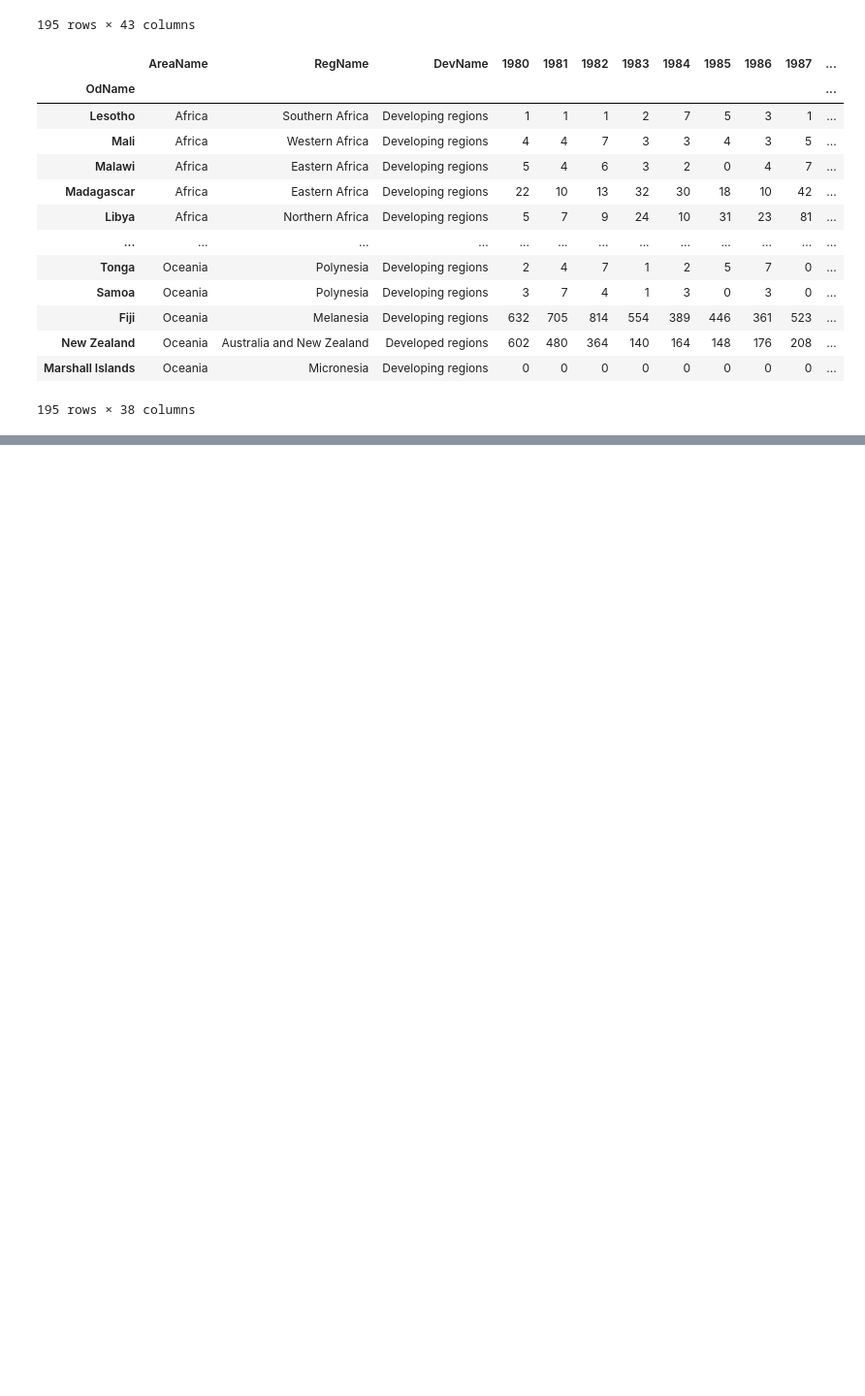
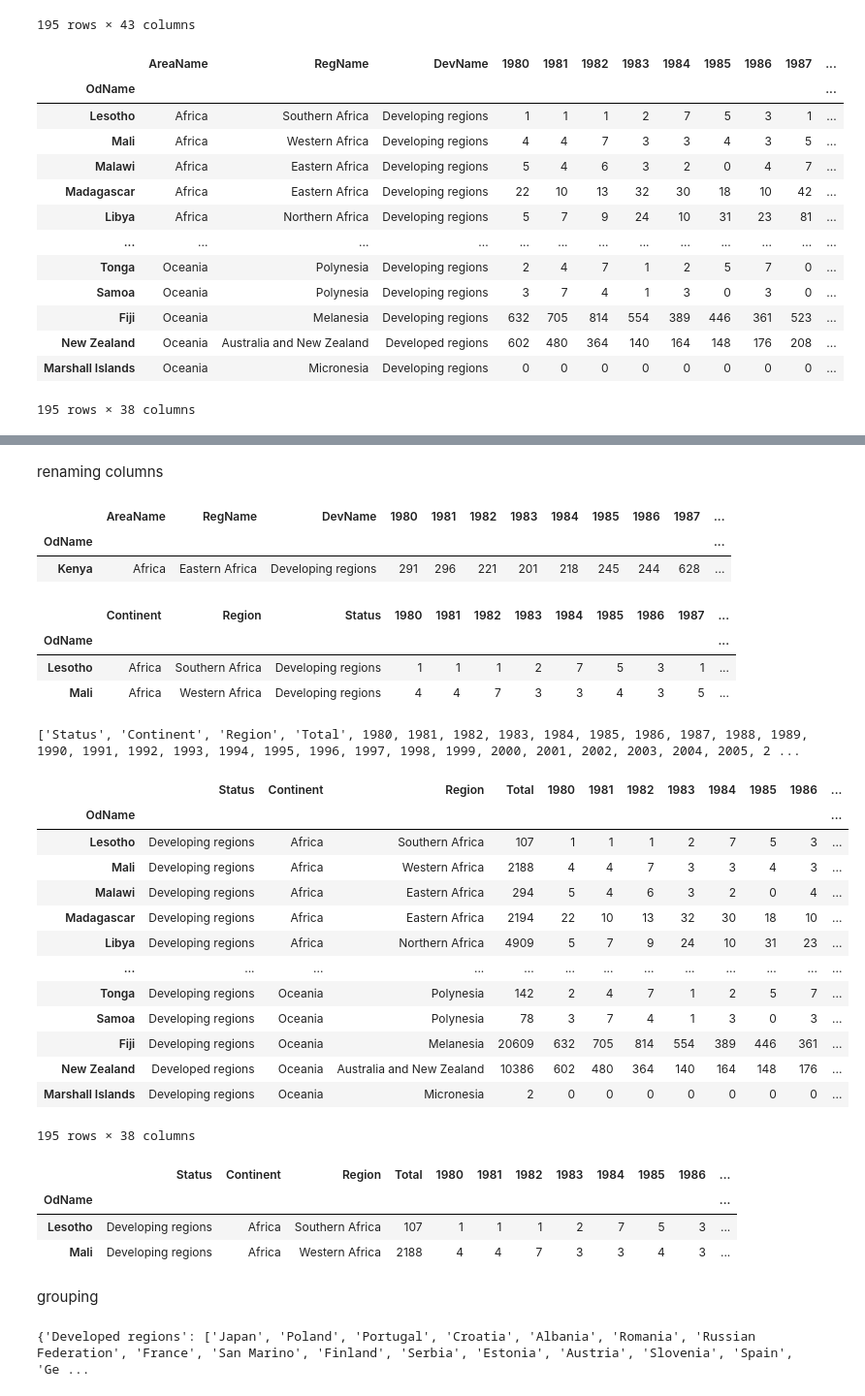
Before and after one commit to anmol2605/python-ds, a Jupyter notebook: analysis/analysis1.ipynb, the cells around one changed output, grey strips where cells are left out. Shown at 97% size. Drawn from its saved outputs; the diff is of its cells as text; code cells hidden in the pictures; blank space fills up the shorter version.

```diff
--- a/analysis/analysis1.ipynb
+++ b/analysis/analysis1.ipynb
@@ -506,3 +506,61 @@ canada.drop_duplicates(subset = ['AreaName'])
 | Colombia | Latin America and the Caribbean | South America | Developing regions | 266 | 326 | 360 | 244 | 235 | 214 | 257 | 376 | ... |
 | United States of America | Northern America | Northern America | Developed regions | 9378 | 10030 | 9074 | 7100 | 6661 | 6543 | 7074 | 7705 | ... |
 | Kiribati | Oceania | Micronesia | Developing regions | 0 | 0 | 0 | 1 | 0 | 0 | 0 | 0 | ... |
+# %% [markdown]
+renaming columns
+# %%
+canada.sample()
+# %% [output]
+|  | AreaName | RegName | DevName | 1980 | 1981 | 1982 | 1983 | 1984 | 1985 | 1986 | 1987 | ... |
+| OdName |  |  |  |  |  |  |  |  |  |  |  | ... |
+| Kenya | Africa | Eastern Africa | Developing regions | 291 | 296 | 221 | 201 | 218 | 245 | 244 | 628 | ... |
+# %%
+canada.rename(mapper = {
+    'AreaName': 'Continent',
+    'RegName' : 'Region',
+    'DevName' : 'Status'
+}, axis = 1, inplace = True)
+# %%
+canada.head(2)
+# %% [output]
+|  | Continent | Region | Status | 1980 | 1981 | 1982 | 1983 | 1984 | 1985 | 1986 | 1987 | ... |
+| OdName |  |  |  |  |  |  |  |  |  |  |  | ... |
+| Lesotho | Africa | Southern Africa | Developing regions | 1 | 1 | 1 | 2 | 7 | 5 | 3 | 1 | ... |
+| Mali | Africa | Western Africa | Developing regions | 4 | 4 | 7 | 3 | 3 | 4 | 3 | 5 | ... |
+# %%
+updated_list = ['Status', 'Continent', 'Region', 'Total']+ years
+print(updated_list)
+# %% [output]
+['Status', 'Continent', 'Region', 'Total', 1980, 1981, 1982, 1983, 1984, 1985, 1986, 1987, 1988, 1989, 1990, 1991, 1992, 1993, 1994, 1995, 1996, 1997, 1998, 1999, 2000, 2001, 2002, 2003, 2004, 2005, 2 ...
+# %%
+canada = canada[updated_list]
+# %%
+canada[updated_list]
+# %% [output]
+|  | Status | Continent | Region | Total | 1980 | 1981 | 1982 | 1983 | 1984 | 1985 | 1986 | ... |
+| OdName |  |  |  |  |  |  |  |  |  |  |  | ... |
+| Lesotho | Developing regions | Africa | Southern Africa | 107 | 1 | 1 | 1 | 2 | 7 | 5 | 3 | ... |
+| Mali | Developing regions | Africa | Western Africa | 2188 | 4 | 4 | 7 | 3 | 3 | 4 | 3 | ... |
+| Malawi | Developing regions | Africa | Eastern Africa | 294 | 5 | 4 | 6 | 3 | 2 | 0 | 4 | ... |
+| Madagascar | Developing regions | Africa | Eastern Africa | 2194 | 22 | 10 | 13 | 32 | 30 | 18 | 10 | ... |
+| Libya | Developing regions | Africa | Northern Africa | 4909 | 5 | 7 | 9 | 24 | 10 | 31 | 23 | ... |
+| ... | ... | ... | ... | ... | ... | ... | ... | ... | ... | ... | ... | ... |
+| Tonga | Developing regions | Oceania | Polynesia | 142 | 2 | 4 | 7 | 1 | 2 | 5 | 7 | ... |
+| Samoa | Developing regions | Oceania | Polynesia | 78 | 3 | 7 | 4 | 1 | 3 | 0 | 3 | ... |
+| Fiji | Developing regions | Oceania | Melanesia | 20609 | 632 | 705 | 814 | 554 | 389 | 446 | 361 | ... |
+| New Zealand | Developed regions | Oceania | Australia and New Zealand | 10386 | 602 | 480 | 364 | 140 | 164 | 148 | 176 | ... |
+| Marshall Islands | Developing regions | Oceania | Micronesia | 2 | 0 | 0 | 0 | 0 | 0 | 0 | 0 | ... |
+195 rows × 38 columns
+# %%
+canada.head(2)
+# %% [output]
+|  | Status | Continent | Region | Total | 1980 | 1981 | 1982 | 1983 | 1984 | 1985 | 1986 | ... |
+| OdName |  |  |  |  |  |  |  |  |  |  |  | ... |
+| Lesotho | Developing regions | Africa | Southern Africa | 107 | 1 | 1 | 1 | 2 | 7 | 5 | 3 | ... |
+| Mali | Developing regions | Africa | Western Africa | 2188 | 4 | 4 | 7 | 3 | 3 | 4 | 3 | ... |
+# %% [markdown]
+grouping
+# %%
+canada.groupby('Status').groups
+# %% [output]
+{'Developed regions': ['Japan', 'Poland', 'Portugal', 'Croatia', 'Albania', 'Romania', 'Russian Federation', 'France', 'San Marino', 'Finland', 'Serbia', 'Estonia', 'Austria', 'Slovenia', 'Spain', 'Ge ...
```
Also changed, not shown: parts of 4 cells of this notebook, 2 other files.
